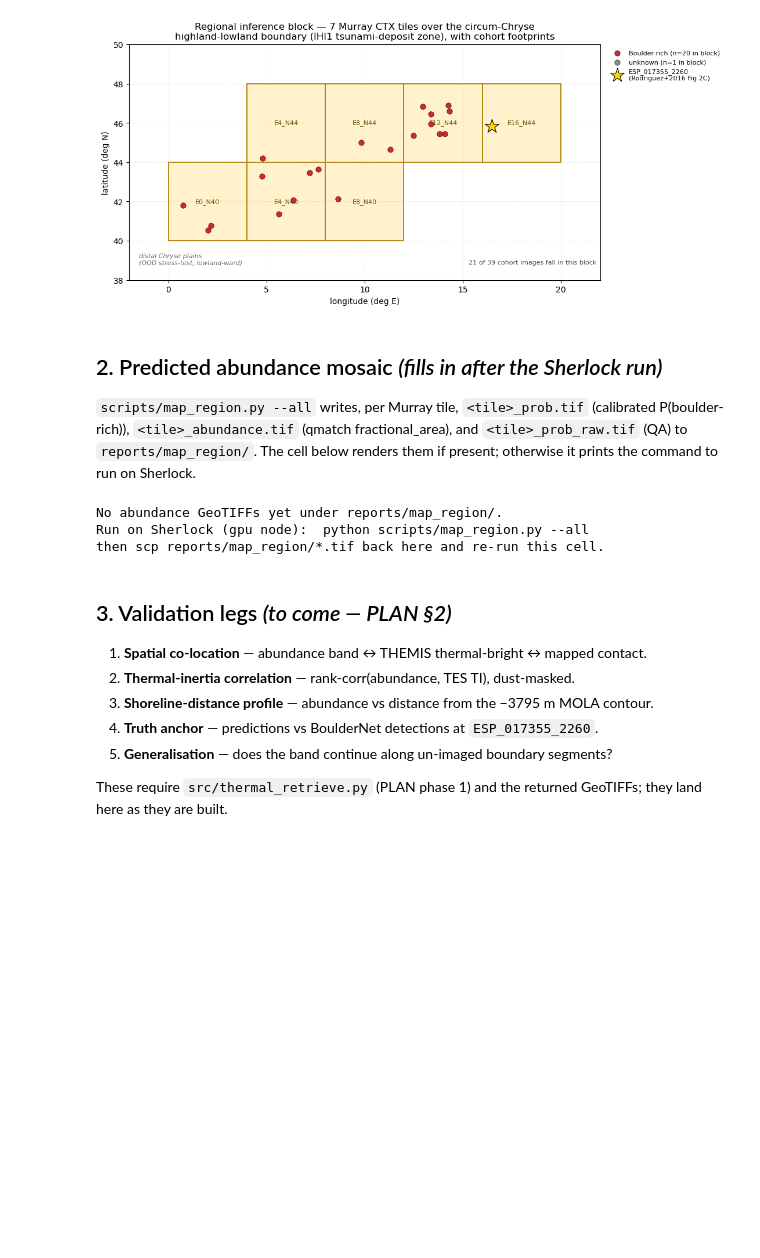
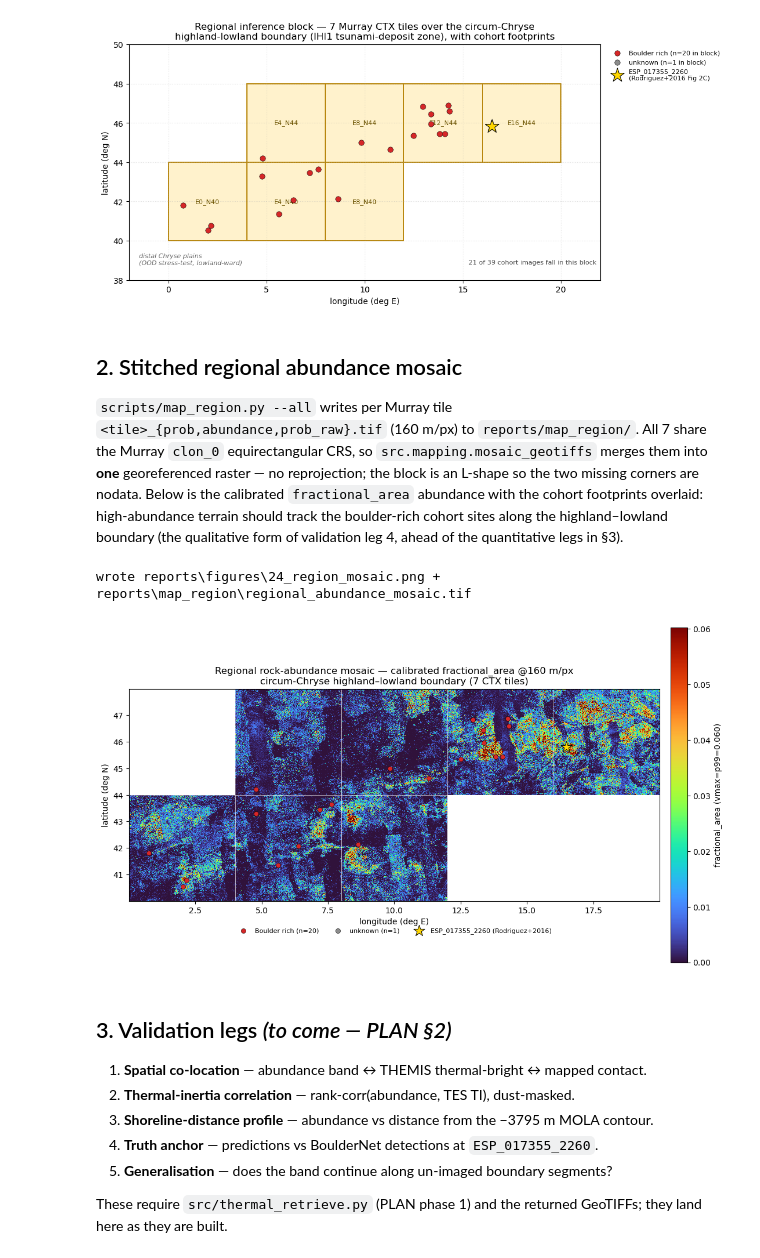
Before and after one commit to brianvamaro/hirise2ctx, a Jupyter notebook: notebooks/24_regional_map.ipynb, the cells around one changed output. Cells and saved outputs as stored; diff of their text form; code cells hidden in the pictures; blank space fills up the shorter version.

```diff
--- a/notebooks/24_regional_map.ipynb
+++ b/notebooks/24_regional_map.ipynb
@@ -113,40 +113,60 @@ print("wrote", out.relative_to(REPO)); plt.show()
 wrote reports\figures\24_region_extent.png
 [figure]
 # %% [markdown]
-## 2. Predicted abundance mosaic *(fills in after the Sherlock run)*
+## 2. Stitched regional abundance mosaic
 
-`scripts/map_region.py --all` writes, per Murray tile, `<tile>_prob.tif` (calibrated
-P(boulder-rich)), `<tile>_abundance.tif` (qmatch fractional_area), and
-`<tile>_prob_raw.tif` (QA) to `reports/map_region/`. The cell below renders them if
-present; otherwise it prints the command to run on Sherlock.
+`scripts/map_region.py --all` writes per Murray tile `<tile>_{prob,abundance,prob_raw}.tif`
+(160 m/px) to `reports/map_region/`. All 7 share the Murray `clon_0` equirectangular CRS, so
+`src.mapping.mosaic_geotiffs` merges them into **one** georeferenced raster — no reprojection;
+the block is an L-shape so the two missing corners are nodata. Below is the calibrated
+`fractional_area` abundance with the cohort footprints overlaid: high-abundance terrain should
+track the boulder-rich cohort sites along the highland–lowland boundary (the qualitative form
+of validation leg 4, ahead of the quantitative legs in §3).
 # %%
-import rasterio
+import math
+from src.mapping import mosaic_geotiffs
 MAP_DIR = REPO / "reports" / "map_region"
 ab_tifs = sorted(MAP_DIR.glob("*_abundance.tif")) if MAP_DIR.exists() else []
 if not ab_tifs:
     print("No abundance GeoTIFFs yet under reports/map_region/.")
-    print("Run on Sherlock (gpu node):  python scripts/map_region.py --all")
-    print("then scp reports/map_region/*.tif back here and re-run this cell.")
+    print("Run on Sherlock:  python scripts/map_region.py --all  -> download *.tif into reports/map_region/.")
 else:
-    n = len(ab_tifs)
-    fig, axes = plt.subplots(1, n, figsize=(4.2 * n, 4.4), squeeze=False)
-    for ax, tif in zip(axes[0], ab_tifs):
-        with rasterio.open(tif) as src:
-            a = src.read(1)
-        a = np.ma.masked_invalid(a)
-        vmax = float(np.nanpercentile(a.filled(np.nan), 99)) or 1e-3
-        im = ax.imshow(a, cmap="turbo", vmin=0, vmax=vmax)
-        ax.set_title(tif.stem.replace("_abundance", ""), fontsize=9)
-        ax.set_xticks([]); ax.set_yticks([])
-        fig.colorbar(im, ax=ax, fraction=0.046, pad=0.04)
-    fig.suptitle("Calibrated rock abundance (fractional_area) — regional block", fontsize=11)
+    arr, transform, _ = mosaic_geotiffs(ab_tifs, MAP_DIR / "regional_abundance_mosaic.tif")
+    R = 3396190.0; dpm = 180.0 / (math.pi * R)   # clon_0 equirectangular metres -> degrees
+    h, w = arr.shape
+    left, top = transform.c, transform.f
+    right, bottom = left + w * transform.a, top + h * transform.e
+    ext = [left * dpm, right * dpm, bottom * dpm, top * dpm]   # lon0, lon1, lat0, lat1
+    vmax = float(np.nanpercentile(arr, 99)) or 1e-3
+
+    fig, ax = plt.subplots(figsize=(11, 6.6))
+    im = ax.imshow(np.ma.masked_invalid(arr), cmap="turbo", vmin=0, vmax=vmax, extent=ext,
+                   origin="upper", interpolation="nearest", aspect="equal")
+    for t, (lo, la) in boxes.items():                      # tile outlines
+        ax.add_patch(Rectangle((lo, la), TILE_DEG, TILE_DEG, fill=False,
+                               edgecolor="white", lw=0.6, alpha=0.45))
+    for lab, c in COL.items():                             # cohort footprints
+        sub = in_block[in_block.BoulderLabel == lab]
+        if len(sub):
+            ax.scatter(sub.CenterLon_180, sub.CenterLat, s=34, c=c, edgecolor="k", lw=0.4,
+                       label=f"{lab} (n={len(sub)})", zorder=4)
+    pi = cohort[cohort.ObsId == PAPER_IMG]
+    if len(pi):
+        ax.scatter(pi.CenterLon_180, pi.CenterLat, s=210, marker="*", facecolor="gold",
+                   edgecolor="k", lw=0.7, zorder=5, label=f"{PAPER_IMG} (Rodriguez+2016)")
+    ax.set_xlim(ext[0], ext[1]); ax.set_ylim(ext[2], ext[3])
+    ax.set_xlabel("longitude (deg E)"); ax.set_ylabel("latitude (deg N)")
+    ax.set_title("Regional rock-abundance mosaic — calibrated fractional_area @160 m/px\n"
+                 "circum-Chryse highland–lowland boundary (7 CTX tiles)")
+    fig.colorbar(im, ax=ax, fraction=0.030, pad=0.02, label=f"fractional_area (vmax=p99={vmax:.3f})")
+    ax.legend(loc="upper center", bbox_to_anchor=(0.5, -0.10), ncol=4, fontsize=8, frameon=False)
     fig.tight_layout()
-    out = FIG / "24_region_abundance.png"; fig.savefig(out, dpi=140, bbox_inches="tight")
-    print("wrote", out.relative_to(REPO)); plt.show()
+    out = FIG / "24_region_mosaic.png"; fig.savefig(out, dpi=150, bbox_inches="tight")
+    print("wrote", out.relative_to(REPO), "+", (MAP_DIR / "regional_abundance_mosaic.tif").relative_to(REPO))
+    plt.show()
 # %% [output]
-No abundance GeoTIFFs yet under reports/map_region/.
-Run on Sherlock (gpu node):  python scripts/map_region.py --all
-then scp reports/map_region/*.tif back here and re-run this cell.
+wrote reports\figures\24_region_mosaic.png + reports\map_region\regional_abundance_mosaic.tif
+[figure, added]
 # %% [markdown]
 ## 3. Validation legs *(to come — PLAN §2)*
 
```
Also changed, not shown: 3 other files.
